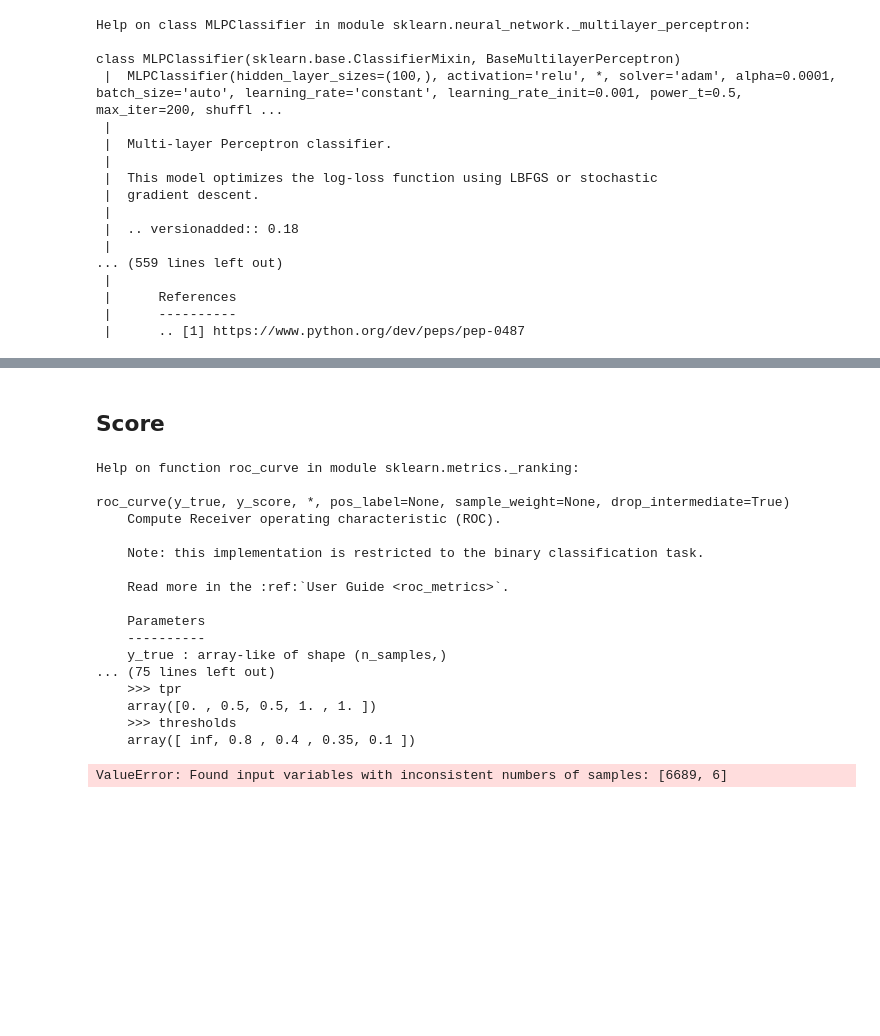
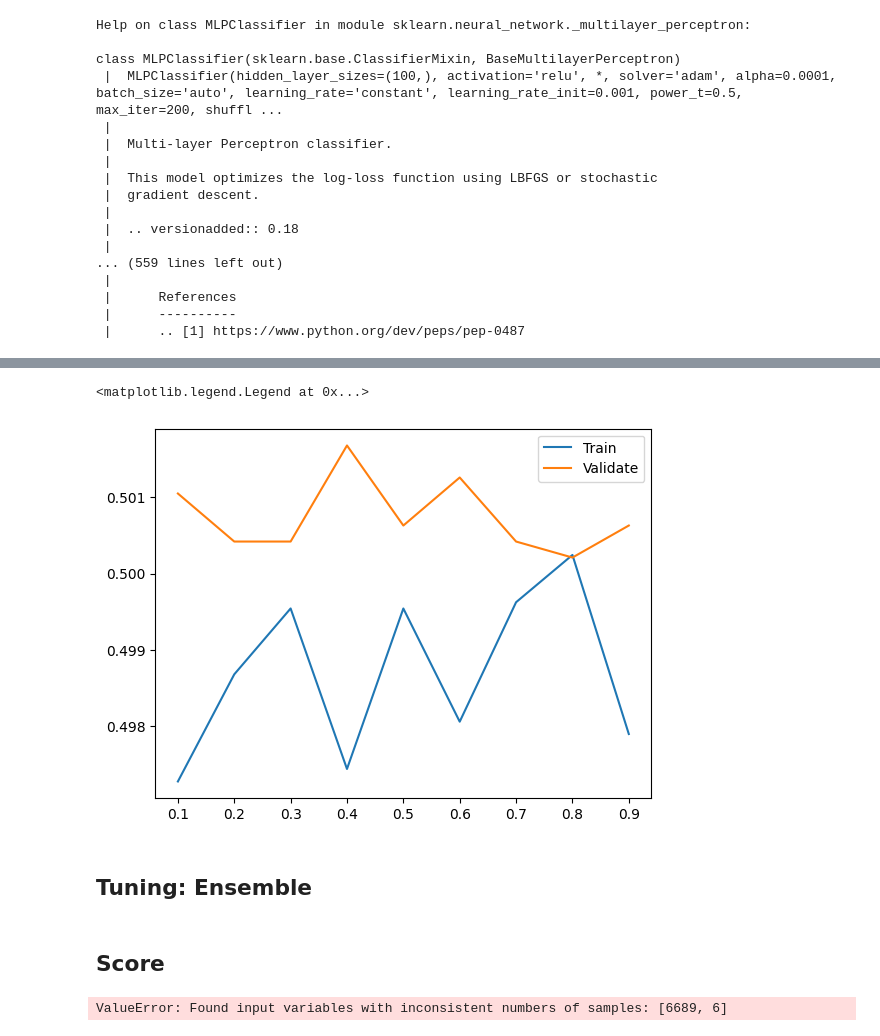
Before and after one commit to notkarenyi/ml-project, a Jupyter notebook: costarica.ipynb, the cells around one changed output, grey strips where cells are left out. Saved outputs shown, nothing was run; the diff lists cells and outputs as text; code cells hidden in the pictures; blank space fills up the shorter version.

Commit message:
tuning

```diff
--- a/costarica.ipynb
+++ b/costarica.ipynb
@@ -193,27 +234,28 @@ ax.legend()
+# %%
+momentums = np.arange(.1,1,.1)
+train_scores = []
+valid_scores = []
+
+for momentum in momentums:
+    mlp = MLPClassifier(solver='sgd',momentum=momentum)
+    mlp.fit(X_train,y_train)
+
+    train_scores.append(evaluate(y_train, mlp.predict(X_train)))
+    valid_scores.append(evaluate(y_valid, mlp.predict(X_valid)))
+
+fig,ax = plt.subplots()
+ax.plot(momentums,train_scores,label='Train')
+ax.plot(momentums,valid_scores,label='Validate')
+ax.legend()
+# %% [output]
+<matplotlib.legend.Legend at 0x...>
+[figure, added]
+# %% [markdown]
+## Tuning: Ensemble
 # %%
 from sklearn.ensemble import VotingRegressor
 # %% [markdown]
 ## Score
-# %%
-help(metrics.roc_curve)
-# %% [output]
-Help on function roc_curve in module sklearn.metrics._ranking:
-
-roc_curve(y_true, y_score, *, pos_label=None, sample_weight=None, drop_intermediate=True)
-    Compute Receiver operating characteristic (ROC).
-
-    Note: this implementation is restricted to the binary classification task.
-
-    Read more in the :ref:`User Guide <roc_metrics>`.
-
-    Parameters
-    ----------
-    y_true : array-like of shape (n_samples,)
-... (75 lines left out)
-    >>> tpr
-    array([0. , 0.5, 0.5, 1. , 1. ])
-    >>> thresholds
-    array([ inf, 0.8 , 0.4 , 0.35, 0.1 ])
 # %%
 from sklearn import metrics
 fpr, tpr, thresholds = metrics.roc_curve(y_train, scores, pos_label=1)
```
Also changed, not shown: parts of 4 cells of this notebook.
